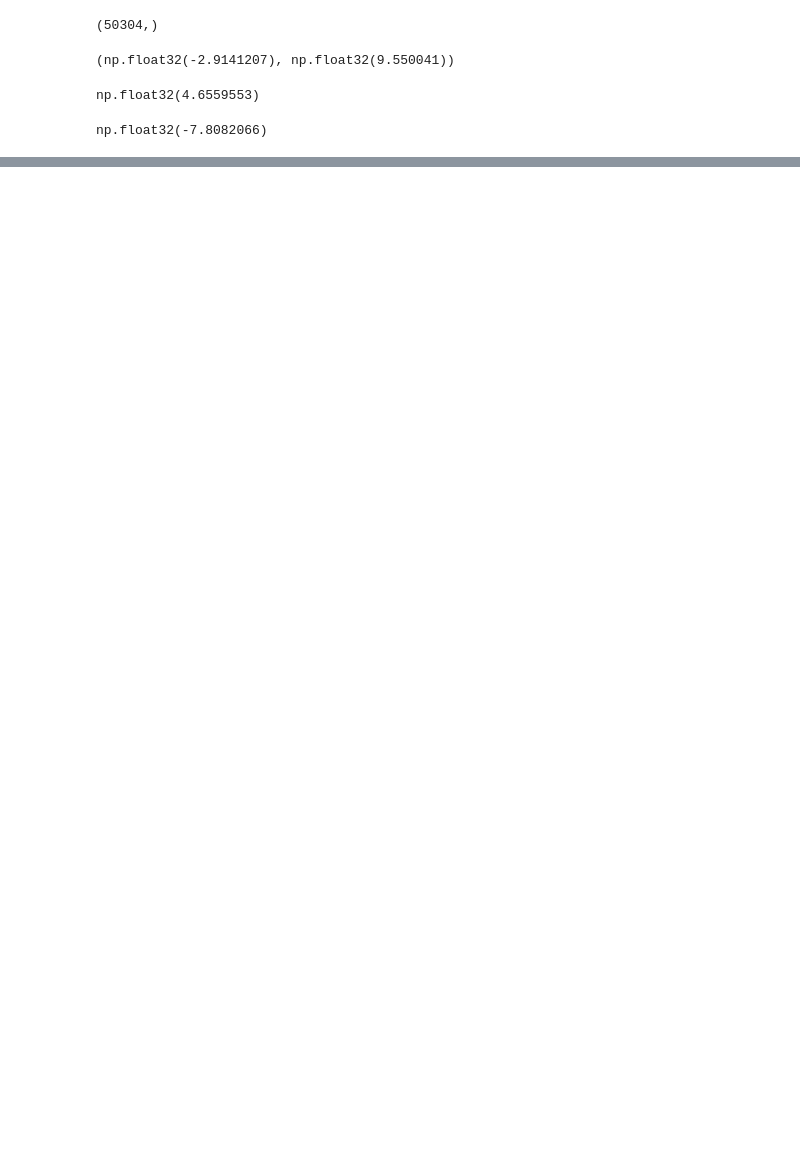
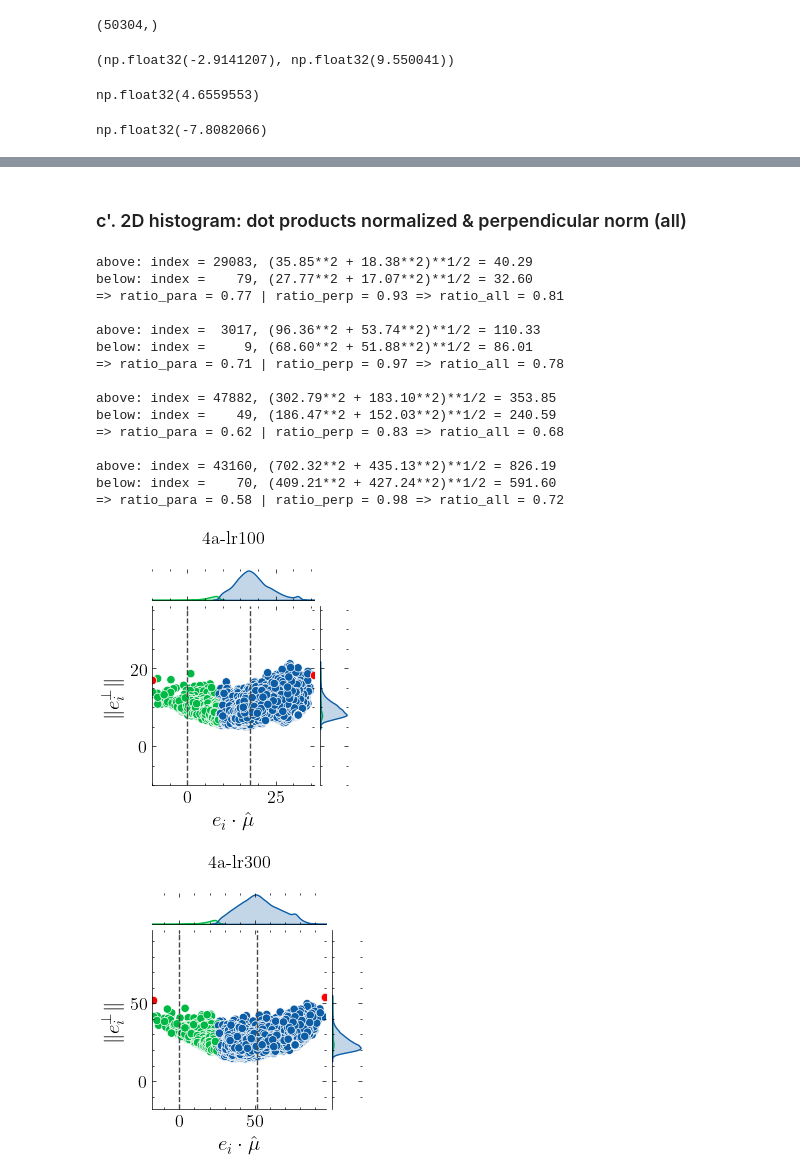
Before and after one commit to flxst/output-embedding-centering, a Jupyter notebook: results/Analyze_Single_Model_Embeddings.ipynb, the cells around one changed output, grey strips where cells are left out. Cells and saved outputs as stored; diff of their text form; code cells hidden in the pictures; blank space fills up the shorter version.

```diff
--- a/results/Analyze_Single_Model_Embeddings.ipynb
+++ b/results/Analyze_Single_Model_Embeddings.ipynb
@@ -182,0 +403,34 @@ B_minus = 7.81
+# %% [markdown]
+### c'. 2D histogram: dot products normalized & perpendicular norm (all)
+# %%
+# model_size = 4
+
+for k in KEYS[1:5]:
+    plot_jointplot(
+        _data=df[k],
+        _x=r'$e_i \cdot \hat \mu$',
+        _y=r'$\| e_i^\perp \|$',
+        _xlim=limnorm,
+        _ylim=limnorm,
+        _munorm=np.sqrt(musq[k]),
+        height=3,
+        title=nicekey(k),
+    )
+# %% [output]
+above: index = 29083, (35.85**2 + 18.38**2)**1/2 = 40.29
+below: index =    79, (27.77**2 + 17.07**2)**1/2 = 32.60
+=> ratio_para = 0.77 | ratio_perp = 0.93 => ratio_all = 0.81
+
+above: index =  3017, (96.36**2 + 53.74**2)**1/2 = 110.33
+below: index =     9, (68.60**2 + 51.88**2)**1/2 = 86.01
+=> ratio_para = 0.71 | ratio_perp = 0.97 => ratio_all = 0.78
+
+above: index = 47882, (302.79**2 + 183.10**2)**1/2 = 353.85
+below: index =    49, (186.47**2 + 152.03**2)**1/2 = 240.59
+=> ratio_para = 0.62 | ratio_perp = 0.83 => ratio_all = 0.68
+
+above: index = 43160, (702.32**2 + 435.13**2)**1/2 = 826.19
+below: index =    70, (409.21**2 + 427.24**2)**1/2 = 591.60
+=> ratio_para = 0.58 | ratio_perp = 0.98 => ratio_all = 0.72
+[figure, added]
+[figure, added]
```
Also changed, not shown: parts of 52 cells of this notebook, 21 other files.
